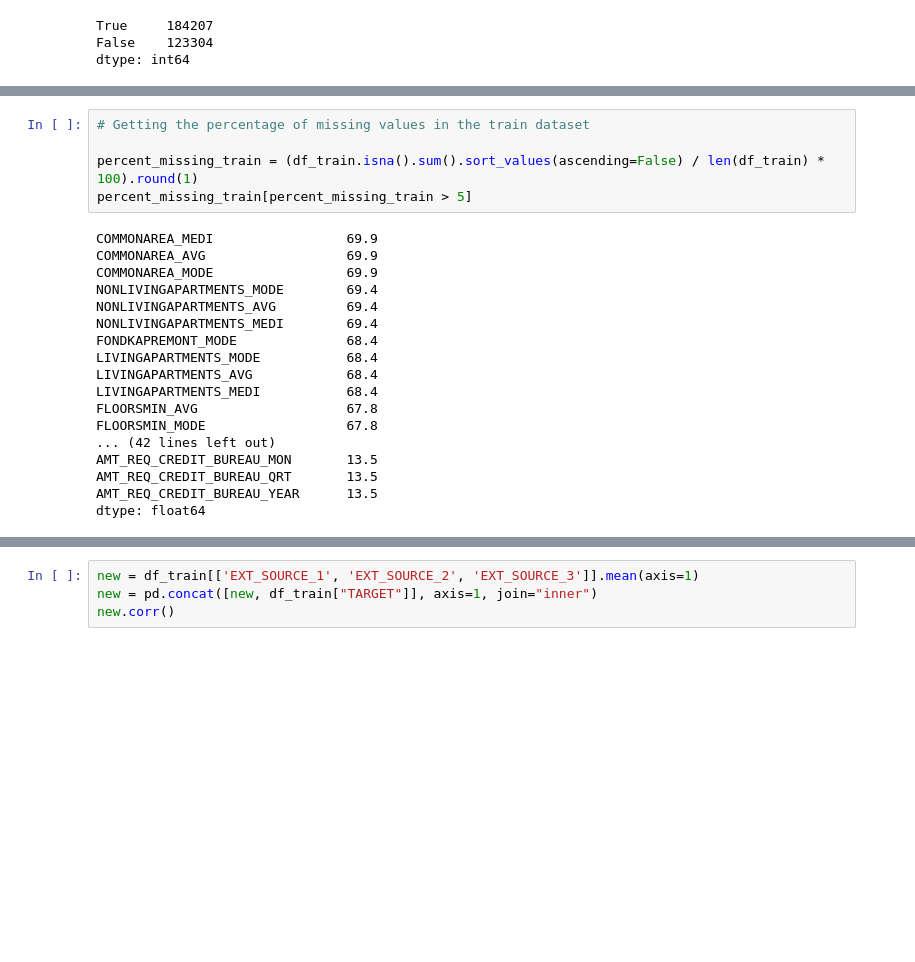
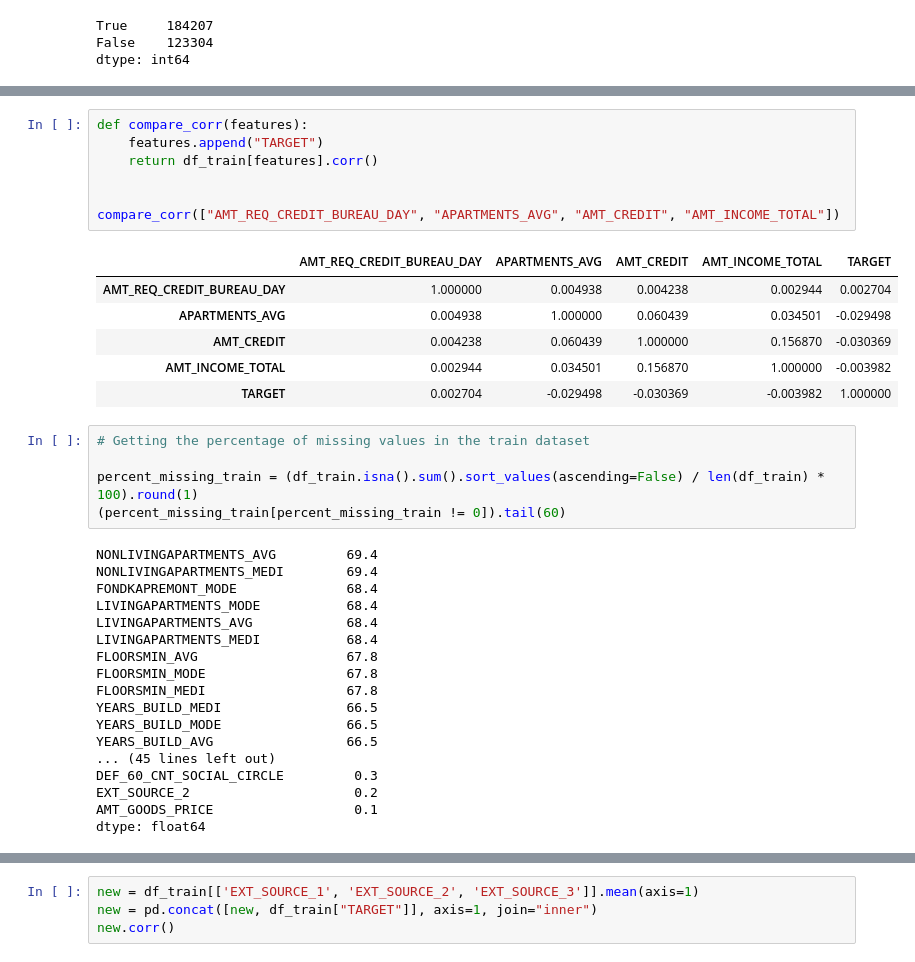
Before and after one commit to andervies/divic-corp-machine-learning-course, a Jupyter notebook: assignment16/Credit information study series.ipynb, the cells around one changed output, grey strips where cells are left out. Saved outputs shown, nothing was run; the diff lists cells and outputs as text; blank space fills up the shorter version.

```diff
--- a/assignment16/Credit information study series.ipynb
+++ b/assignment16/Credit information study series.ipynb
@@ -90,13 +102,23 @@ dtype: int64
+# %%
+def compare_corr(features):
+    features.append("TARGET")
+    return df_train[features].corr()
+
+
+compare_corr(["AMT_REQ_CREDIT_BUREAU_DAY", "APARTMENTS_AVG", "AMT_CREDIT", "AMT_INCOME_TOTAL"])
+# %% [output]
+|  | AMT_REQ_CREDIT_BUREAU_DAY | APARTMENTS_AVG | AMT_CREDIT | AMT_INCOME_TOTAL | TARGET |
+| AMT_REQ_CREDIT_BUREAU_DAY | 1.000000 | 0.004938 | 0.004238 | 0.002944 | 0.002704 |
+| APARTMENTS_AVG | 0.004938 | 1.000000 | 0.060439 | 0.034501 | -0.029498 |
+| AMT_CREDIT | 0.004238 | 0.060439 | 1.000000 | 0.156870 | -0.030369 |
+| AMT_INCOME_TOTAL | 0.002944 | 0.034501 | 0.156870 | 1.000000 | -0.003982 |
+| TARGET | 0.002704 | -0.029498 | -0.030369 | -0.003982 | 1.000000 |
 # %%
 # Getting the percentage of missing values in the train dataset
 
 percent_missing_train = (df_train.isna().sum().sort_values(ascending=False) / len(df_train) * 100).round(1)
-percent_missing_train[percent_missing_train > 5]
+(percent_missing_train[percent_missing_train != 0]).tail(60)
 # %% [output]
-COMMONAREA_MEDI                 69.9
-COMMONAREA_AVG                  69.9
-COMMONAREA_MODE                 69.9
-NONLIVINGAPARTMENTS_MODE        69.4
 NONLIVINGAPARTMENTS_AVG         69.4
 NONLIVINGAPARTMENTS_MEDI        69.4
 FONDKAPREMONT_MODE              68.4
@@ -105,8 +127,12 @@ LIVINGAPARTMENTS_AVG            68.4
 LIVINGAPARTMENTS_MEDI           68.4
 FLOORSMIN_AVG                   67.8
 FLOORSMIN_MODE                  67.8
-... (42 lines left out)
-AMT_REQ_CREDIT_BUREAU_MON       13.5
-AMT_REQ_CREDIT_BUREAU_QRT       13.5
-AMT_REQ_CREDIT_BUREAU_YEAR      13.5
+FLOORSMIN_MEDI                  67.8
+YEARS_BUILD_MEDI                66.5
+YEARS_BUILD_MODE                66.5
+YEARS_BUILD_AVG                 66.5
+... (45 lines left out)
+DEF_60_CNT_SOCIAL_CIRCLE         0.3
+EXT_SOURCE_2                     0.2
+AMT_GOODS_PRICE                  0.1
 dtype: float64
```
Also changed, not shown: parts of 14 cells of this notebook.
